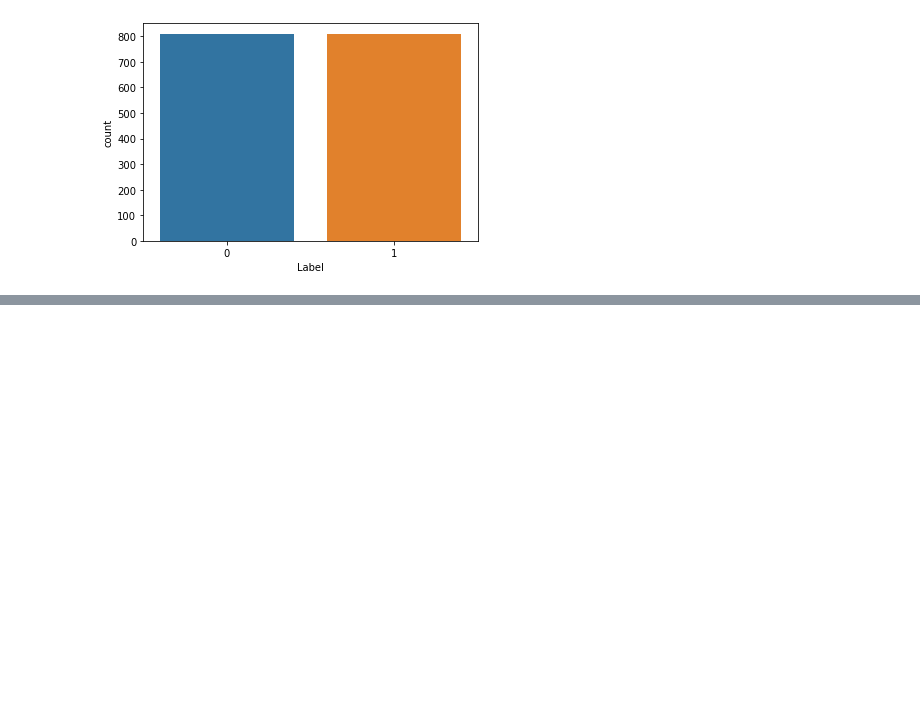
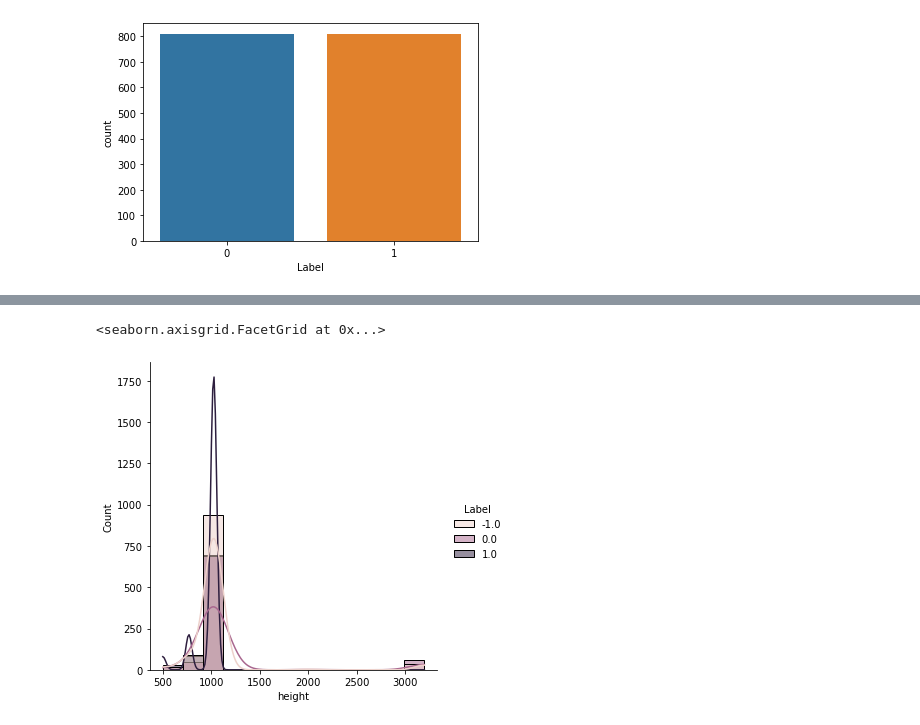
Before and after one commit to ishtos/makerere-fall-armyworm-crop-challenge, a Jupyter notebook: ipynb/eda.ipynb, the cells around one changed output, grey strips where cells are left out. Cells and saved outputs as stored; diff of their text form; code cells hidden in the pictures; blank space fills up the shorter version.

```diff
--- a/ipynb/eda.ipynb
+++ b/ipynb/eda.ipynb
@@ -58,0 +103,3 @@ sns.countplot(train["Label"])
+# %%
+df = pd.concat([train, test], axis=0).reset_index(drop=True)
+df.head()
@@ -58,0 +113,15 @@ sns.countplot(train["Label"])
+# %%
+df["image_path"] = df["Image_id"].apply(lambda x: os.path.join("../data/image", x))
+# %%
+heights, widths = [], []
+for image_path in df["image_path"].values:
+    image = cv2.imread(image_path)
+    height, width, _ = image.shape
+    heights.append(height)
+    widths.append(width)
+
+df["height"] = heights
+df["width"] = widths
+# %%
+df["train"] = df["Label"].apply(lambda x: x is not None)
+df["Label"] = df["Label"].fillna(-1)
@@ -58,0 +149,5 @@ sns.countplot(train["Label"])
+# %%
+sns.displot(data=df, x="height", hue="Label", kde=True)
+# %% [output]
+<seaborn.axisgrid.FacetGrid at 0x...>
+[figure, added]
```
Also changed, not shown: parts of 20 cells of this notebook, 1 other file.
